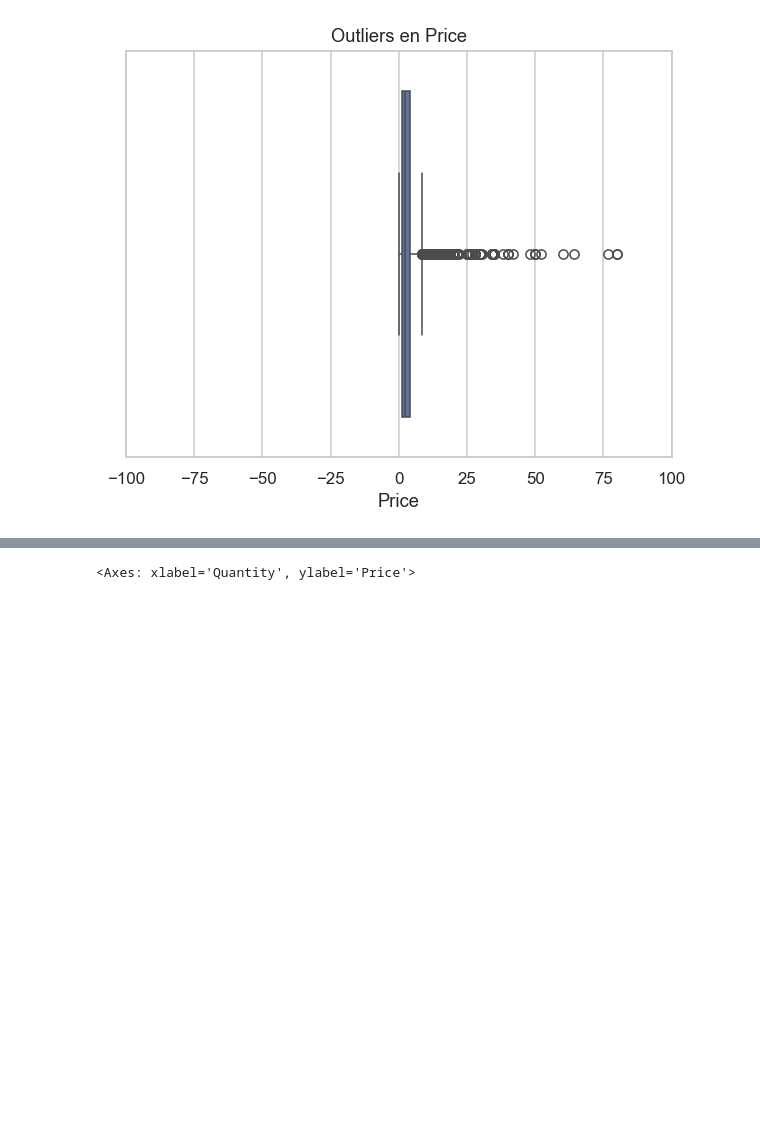
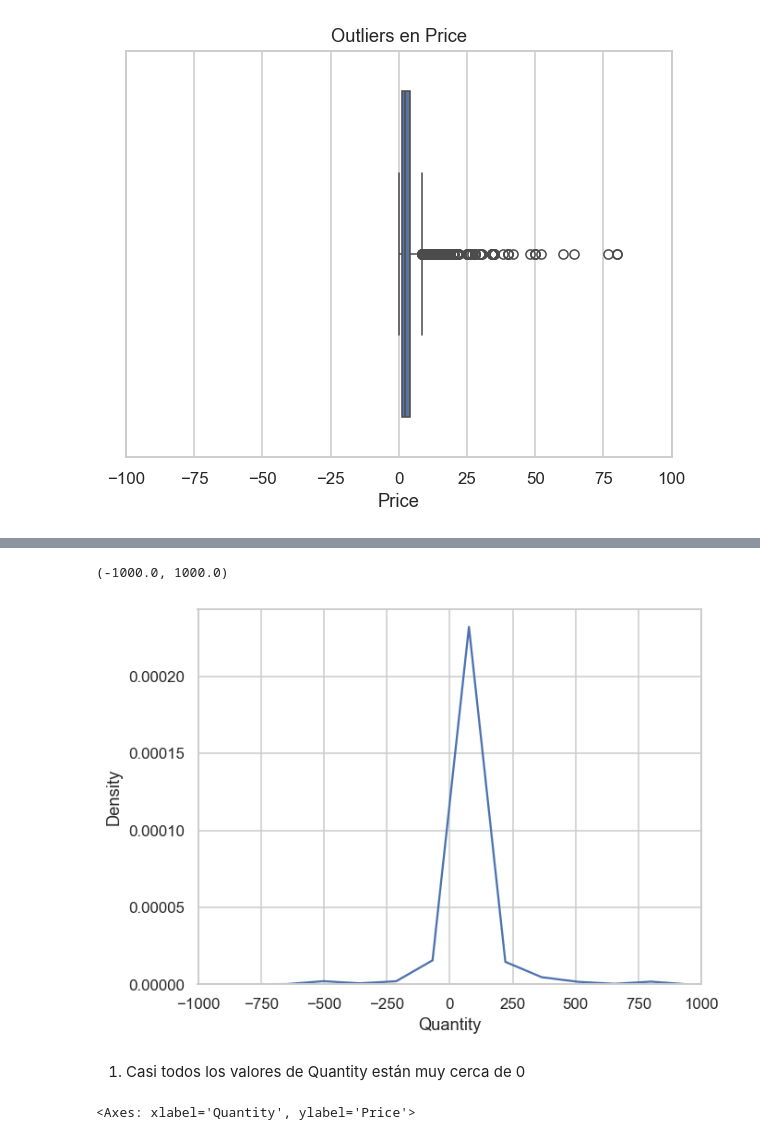
Before and after one commit to DaLeedev/CLTV_PROJECT, a Jupyter notebook: notebooks/01_Exploracion Inicial.ipynb, the cells around one changed output, grey strips where cells are left out. Drawn from its saved outputs; the diff is of its cells as text; code cells hidden in the pictures; blank space fills up the shorter version.

```diff
--- a/notebooks/01_Exploracion Inicial.ipynb
+++ b/notebooks/01_Exploracion Inicial.ipynb
@@ -207,3 +239,11 @@ sns.kdeplot(df['Quantity'], bw_adjust=0.5)
+# %%
+sns.kdeplot(df['Quantity'], bw_adjust=0.5)
+plt.xlim(-1000, 1000)
+# %% [output]
+(-1000.0, 1000.0)
+[figure, added]
+# %% [markdown]
+1. Casi todos los valores de Quantity están muy cerca de 0
 # %%
 plt.figure(figsize=(10,6))
 sns.scatterplot(
```
Also changed, not shown: parts of 26 cells of this notebook.
